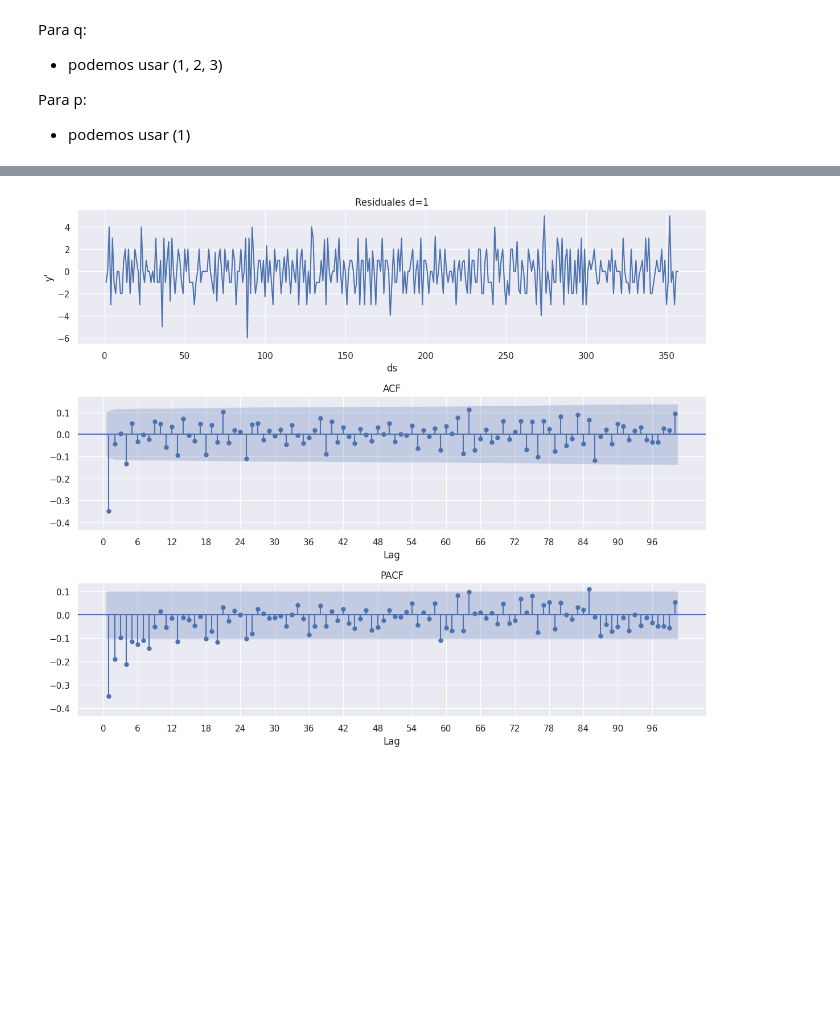
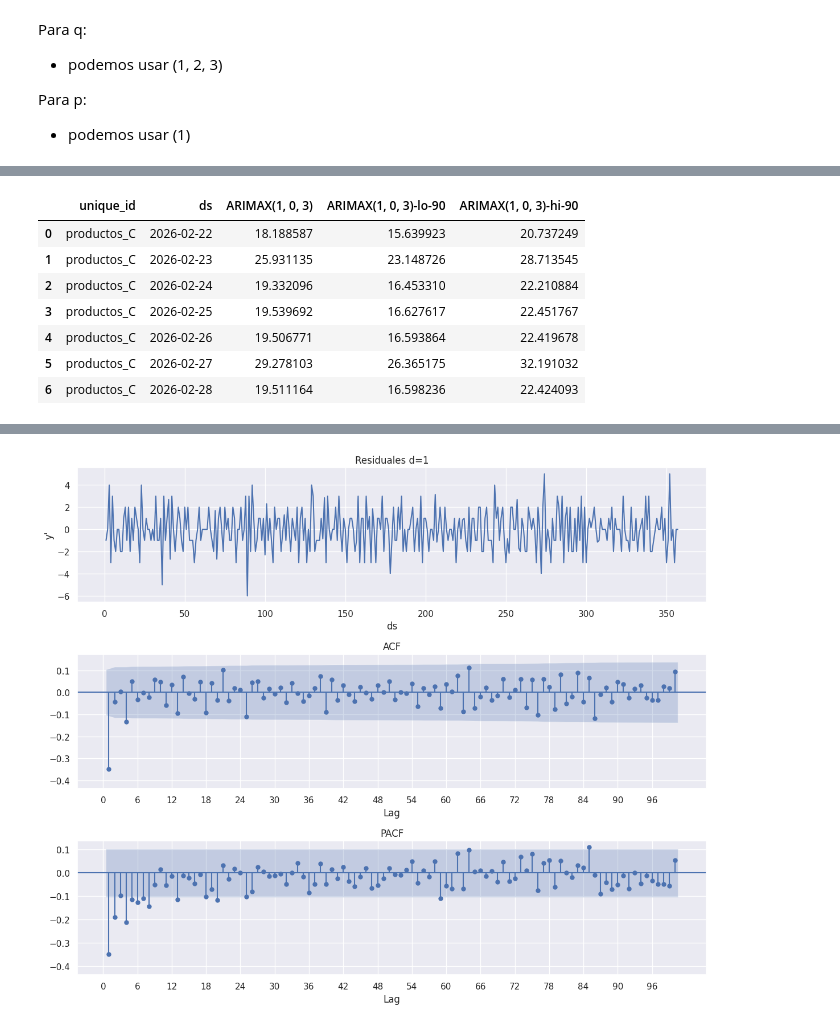
Before and after one commit to JairRamosG/Series_de_Tiempo, a Jupyter notebook: 08_ARIMAX/ARIMAX.ipynb, the cells around one changed output, grey strips where cells are left out. Saved outputs shown, nothing was run; the diff lists cells and outputs as text; code cells hidden in the pictures; blank space fills up the shorter version.

```diff
--- a/08_ARIMAX/ARIMAX.ipynb
+++ b/08_ARIMAX/ARIMAX.ipynb
@@ -260,0 +308,12 @@ Para p:
+# %%
+fc = sf.forecast(df = df_train, X_df = Ex_futuras, h = 7, level = [90]) #---> Se supone que ya debo conocer las variables exógenas del futuro Ex_futuras
+fc
+# %% [output]
+|  | unique_id | ds | ARIMAX(1, 0, 3) | ARIMAX(1, 0, 3)-lo-90 | ARIMAX(1, 0, 3)-hi-90 |
+| 0 | productos_C | 2026-02-22 | 18.188587 | 15.639923 | 20.737249 |
+| 1 | productos_C | 2026-02-23 | 25.931135 | 23.148726 | 28.713545 |
+| 2 | productos_C | 2026-02-24 | 19.332096 | 16.453310 | 22.210884 |
+| 3 | productos_C | 2026-02-25 | 19.539692 | 16.627617 | 22.451767 |
+| 4 | productos_C | 2026-02-26 | 19.506771 | 16.593864 | 22.419678 |
+| 5 | productos_C | 2026-02-27 | 29.278103 | 26.365175 | 32.191032 |
+| 6 | productos_C | 2026-02-28 | 19.511164 | 16.598236 | 22.424093 |
```
Also changed, not shown: parts of 15 cells of this notebook.
